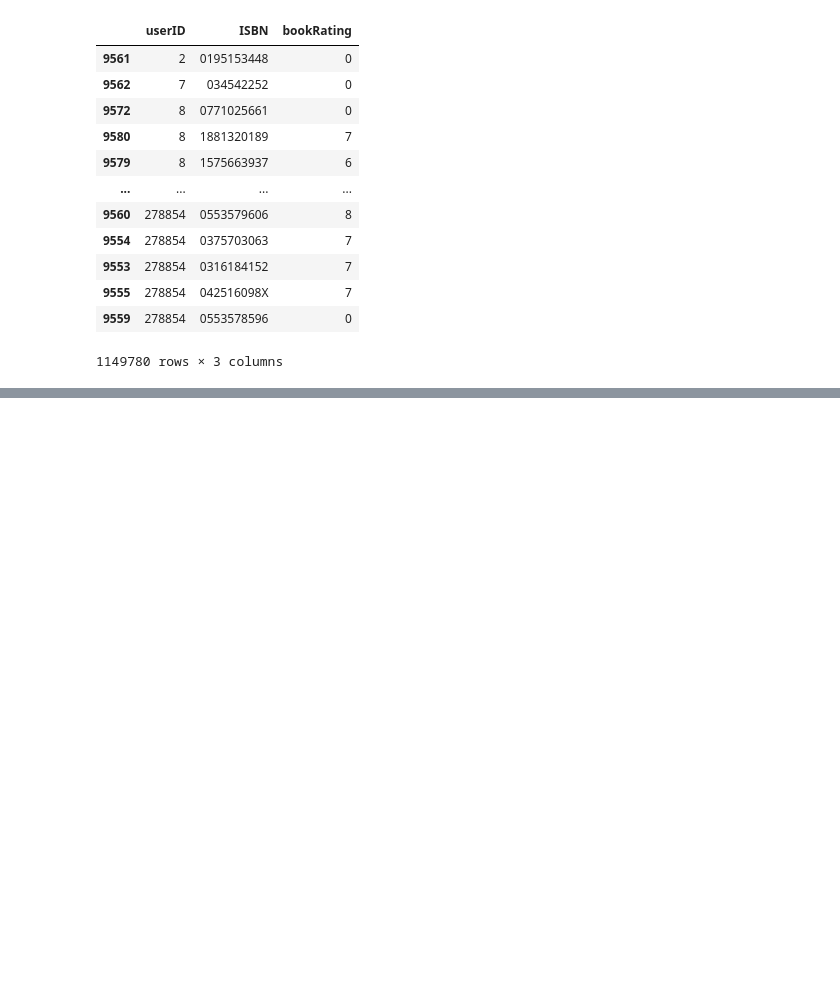
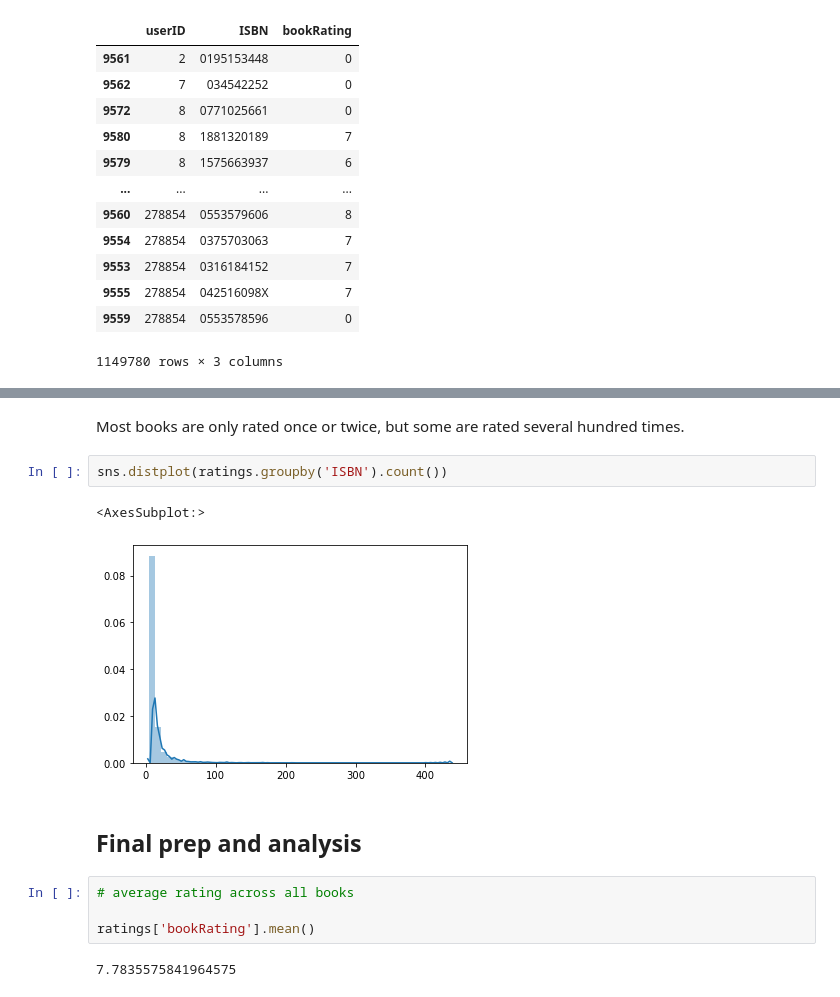
Before and after one commit to max-currier/softcopy, a Jupyter notebook: 2_book_dataset_eda.ipynb, the cells around one changed output, grey strips where cells are left out. Drawn from its saved outputs; the diff is of its cells as text; blank space fills up the shorter version.

```diff
--- a/2_book_dataset_eda.ipynb
+++ b/2_book_dataset_eda.ipynb
@@ -297,0 +491,15 @@ ratings.sort_values(by='userID')
+# %% [markdown]
+Most books are only rated once or twice, but some are rated several hundred times.
+# %%
+sns.distplot(ratings.groupby('ISBN').count())
+# %% [output]
+<AxesSubplot:>
+[figure, added]
+# %% [markdown]
+## Final prep and analysis
+# %%
+# average rating across all books
+
+ratings['bookRating'].mean()
+# %% [output]
+7.7835575841964575
```
Also changed, not shown: parts of 51 cells of this notebook, 17 other files.
